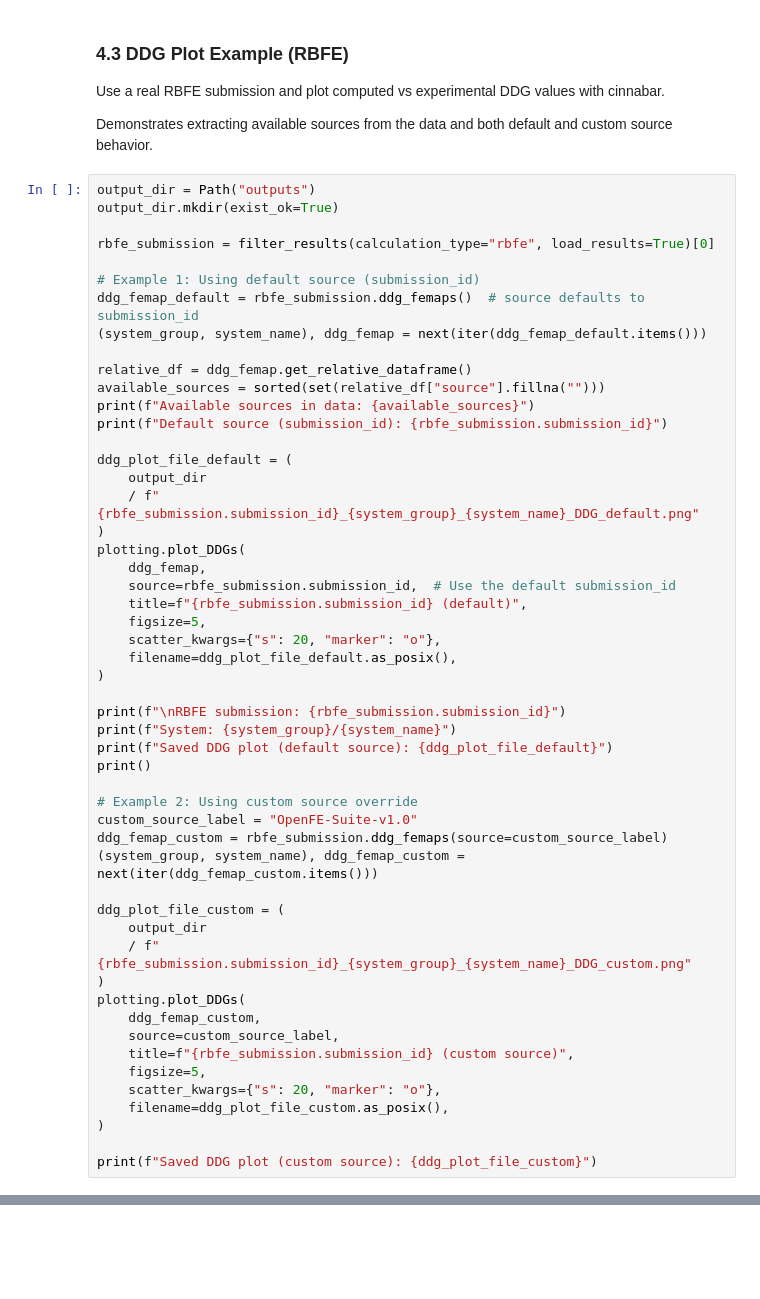
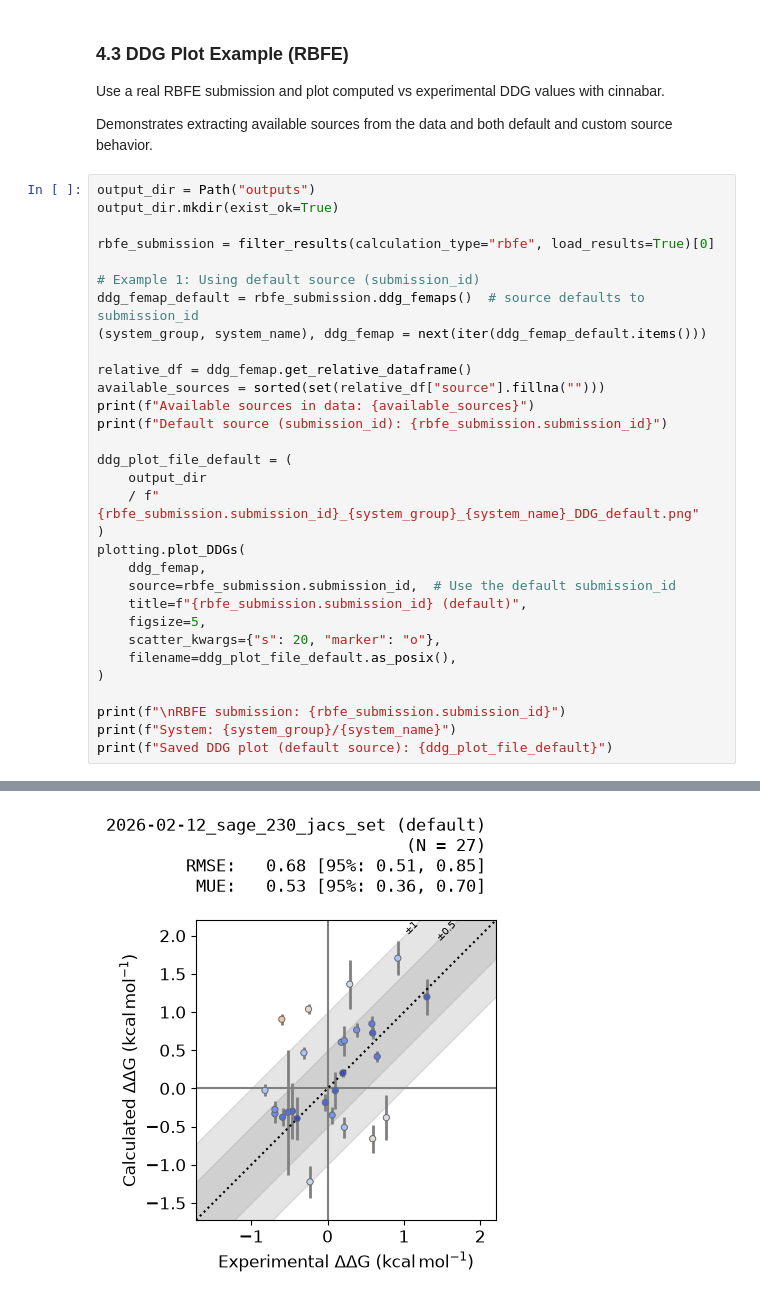
Before and after one commit to OpenFreeEnergy/openfe-benchmarks, a Jupyter notebook: examples/4_benchmark_result_plot.ipynb, the cells around one changed output, grey strips where cells are left out. Cells and saved outputs as stored; diff of their text form; blank space fills up the shorter version.

```diff
--- a/examples/4_benchmark_result_plot.ipynb
+++ b/examples/4_benchmark_result_plot.ipynb
@@ -272,24 +287,4 @@ plotting.plot_DDGs(
 print(f"\nRBFE submission: {rbfe_submission.submission_id}")
 print(f"System: {system_group}/{system_name}")
 print(f"Saved DDG plot (default source): {ddg_plot_file_default}")
-print()
-
-# Example 2: Using custom source override
-custom_source_label = "OpenFE-Suite-v1.0"
-ddg_femap_custom = rbfe_submission.ddg_femaps(source=custom_source_label)
-(system_group, system_name), ddg_femap_custom = next(iter(ddg_femap_custom.items()))
-
-ddg_plot_file_custom = (
-    output_dir
-    / f"{rbfe_submission.submission_id}_{system_group}_{system_name}_DDG_custom.png"
-)
-plotting.plot_DDGs(
-    ddg_femap_custom,
-    source=custom_source_label,
-    title=f"{rbfe_submission.submission_id} (custom source)",
-    figsize=5,
-    scatter_kwargs={"s": 20, "marker": "o"},
-    filename=ddg_plot_file_custom.as_posix(),
-)
-
-print(f"Saved DDG plot (custom source): {ddg_plot_file_custom}")
+# %% [output]
@@ -295,0 +314 @@ print(f"Saved DDG plot (custom source): {ddg_plot_file_custom}")
+[figure, added]
```
Also changed, not shown: parts of 8 cells of this notebook, 8 other files.
